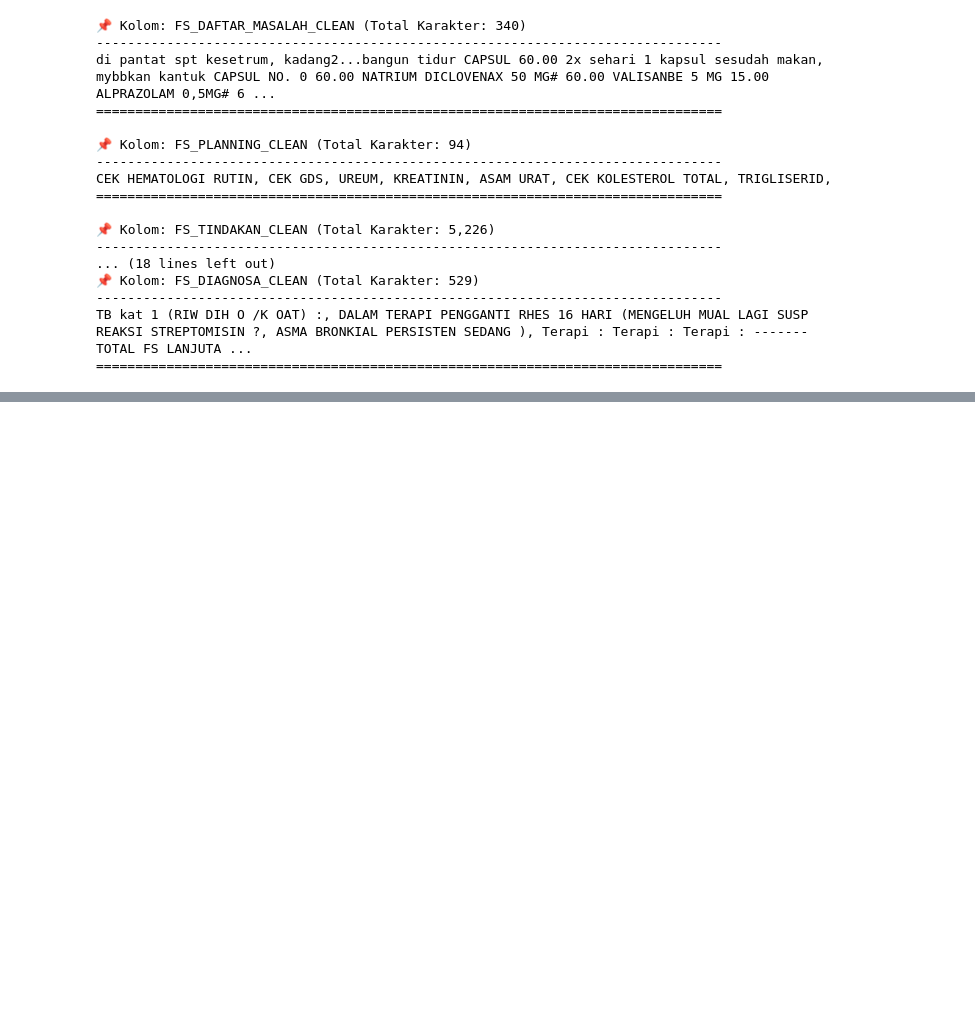
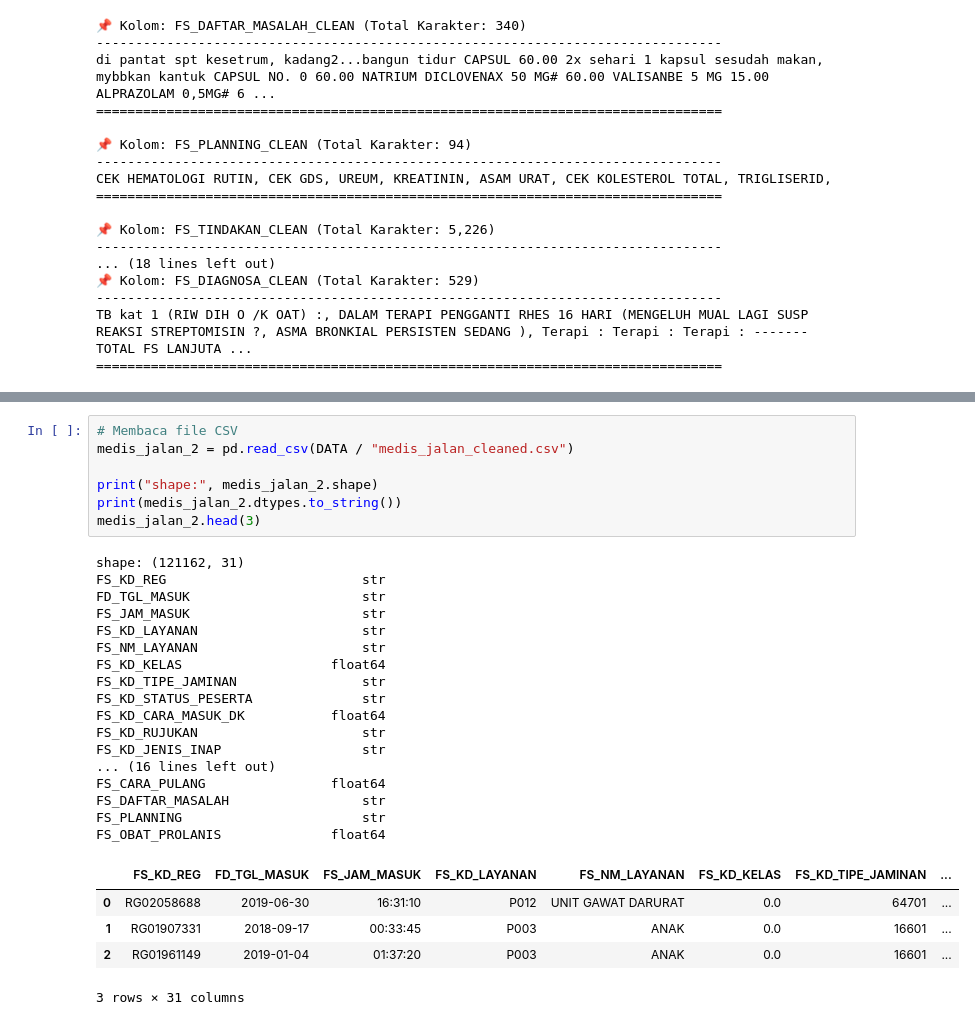
Before and after one commit to syha-studio/data-science-project-mmi-team-1, a Jupyter notebook: project.ipynb, the cells around one changed output, grey strips where cells are left out. Drawn from its saved outputs; the diff is of its cells as text; blank space fills up the shorter version.

```diff
--- a/project.ipynb
+++ b/project.ipynb
@@ -353,0 +420,30 @@ TB kat 1 (RIW DIH O /K OAT) :, DALAM TERAPI PENGGANTI RHES 16 HARI (MENGELUH MUA
+# %%
+# Membaca file CSV
+medis_jalan_2 = pd.read_csv(DATA / "medis_jalan_cleaned.csv")
+
+print("shape:", medis_jalan_2.shape)
+print(medis_jalan_2.dtypes.to_string())
+medis_jalan_2.head(3)
+# %% [output]
+shape: (121162, 31)
+FS_KD_REG                         str
+FD_TGL_MASUK                      str
+FS_JAM_MASUK                      str
+FS_KD_LAYANAN                     str
+FS_NM_LAYANAN                     str
+FS_KD_KELAS                   float64
+FS_KD_TIPE_JAMINAN                str
+FS_KD_STATUS_PESERTA              str
+FS_KD_CARA_MASUK_DK           float64
+FS_KD_RUJUKAN                     str
+FS_KD_JENIS_INAP                  str
+... (16 lines left out)
+FS_CARA_PULANG                float64
+FS_DAFTAR_MASALAH                 str
+FS_PLANNING                       str
+FS_OBAT_PROLANIS              float64
+|  | FS_KD_REG | FD_TGL_MASUK | FS_JAM_MASUK | FS_KD_LAYANAN | FS_NM_LAYANAN | FS_KD_KELAS | FS_KD_TIPE_JAMINAN | ... |
+| 0 | RG02058688 | 2019-06-30 | 16:31:10 | P012 | UNIT GAWAT DARURAT | 0.0 | 64701 | ... |
+| 1 | RG01907331 | 2018-09-17 | 00:33:45 | P003 | ANAK | 0.0 | 16601 | ... |
+| 2 | RG01961149 | 2019-01-04 | 01:37:20 | P003 | ANAK | 0.0 | 16601 | ... |
+3 rows × 31 columns
```
Also changed, not shown: parts of 5 cells of this notebook.
